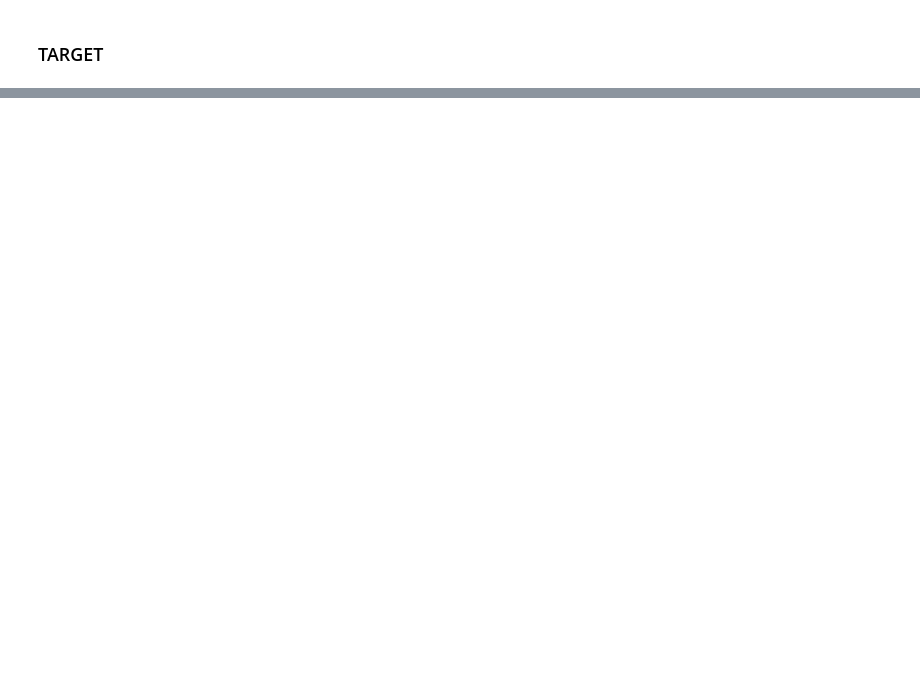
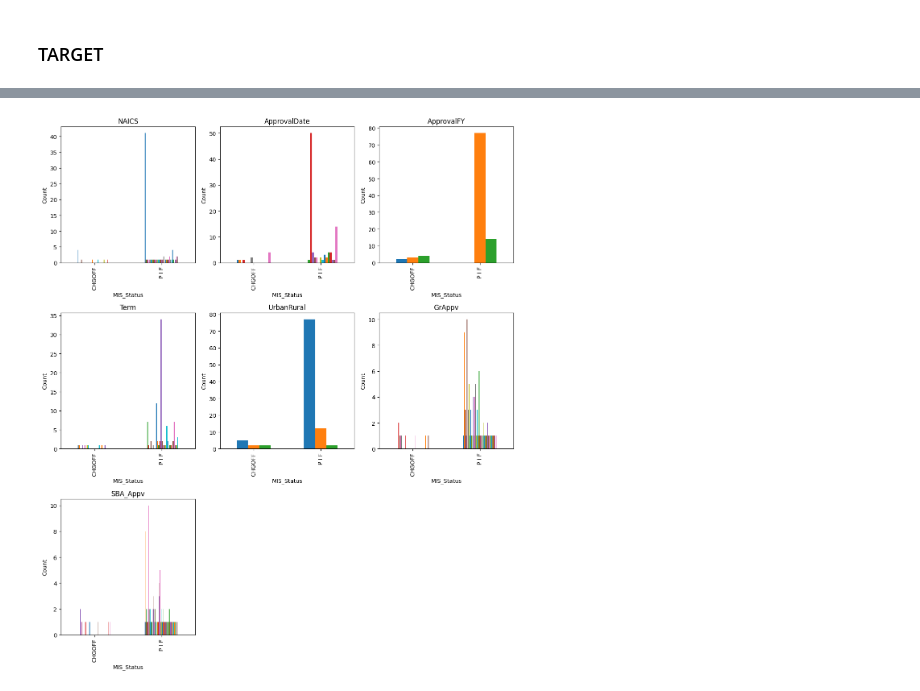
Before and after one commit to ChristianPRO1982/Projet_US_SBA, a Jupyter notebook: 02-EDA2.ipynb, the cells around one changed output, grey strips where cells are left out. Drawn from its saved outputs; the diff is of its cells as text; code cells hidden in the pictures; blank space fills up the shorter version.

```diff
--- a/02-EDA2.ipynb
+++ b/02-EDA2.ipynb
@@ -137,0 +132,73 @@ MIS_Status	NAICS	-0.107035
+# %%
+data1 = df.groupby(['MIS_Status', 'NAICS']).size().unstack()
+data2 = df.groupby(['MIS_Status', 'ApprovalDate']).size().unstack()
+data3 = df.groupby(['MIS_Status', 'ApprovalFY']).size().unstack()
+data4 = df.groupby(['MIS_Status', 'Term']).size().unstack()
+data5 = df.groupby(['MIS_Status', 'UrbanRural']).size().unstack()
+data6 = df.groupby(['MIS_Status', 'GrAppv']).size().unstack()
+data7 = df.groupby(['MIS_Status', 'SBA_Appv']).size().unstack()
+
+
+# Créer une grille de sous-graphiques avec 2 lignes et 2 colonnes
+fig, axes = plt.subplots(3, 3, figsize=(12, 14))
+
+# Plot 1
+data1.plot(kind='bar', stacked=False, legend=False, ax=axes[0, 0])
+axes[0, 0].set_xlabel('MIS_Status')
+axes[0, 0].set_ylabel('Count')
+axes[0, 0].set_title('NAICS')
+
+# Plot 2
+data2.plot(kind='bar', stacked=False, legend=False, ax=axes[0, 1])
+axes[0, 1].set_xlabel('MIS_Status')
+axes[0, 1].set_ylabel('Count')
+axes[0, 1].set_title('ApprovalDate')
+
+# Plot 3
+data3.plot(kind='bar', stacked=False, legend=False, ax=axes[0, 2])
+axes[0, 2].set_xlabel('MIS_Status')
+axes[0, 2].set_ylabel('Count')
+axes[0, 2].set_title('ApprovalFY')
+
+# Plot 4
+data4.plot(kind='bar', stacked=False, legend=False, ax=axes[1, 0])
+axes[1, 0].set_xlabel('MIS_Status')
+axes[1, 0].set_ylabel('Count')
+axes[1, 0].set_title('Term')
+
+# Plot 5
+data5.plot(kind='bar', stacked=False, legend=False, ax=axes[1, 1])
+axes[1, 1].set_xlabel('MIS_Status')
+axes[1, 1].set_ylabel('Count')
+axes[1, 1].set_title('UrbanRural')
+
+# Plot 6
+data6.plot(kind='bar', stacked=False, legend=False, ax=axes[1, 2])
+axes[1, 2].set_xlabel('MIS_Status')
+axes[1, 2].set_ylabel('Count')
+axes[1, 2].set_title('GrAppv')
+
+# Plot 7
+data7.plot(kind='bar', stacked=False, legend=False, ax=axes[2, 0])
+axes[2, 0].set_xlabel('MIS_Status')
+axes[2, 0].set_ylabel('Count')
+axes[2, 0].set_title('SBA_Appv')
+
+axes[2, 1].spines['top'].set_visible(False)
+axes[2, 1].spines['right'].set_visible(False)
+axes[2, 1].spines['bottom'].set_visible(False)
+axes[2, 1].spines['left'].set_visible(False)
+axes[2, 1].set_xticks([])
+axes[2, 1].set_yticks([])
+axes[2, 2].spines['top'].set_visible(False)
+axes[2, 2].spines['right'].set_visible(False)
+axes[2, 2].spines['bottom'].set_visible(False)
+axes[2, 2].spines['left'].set_visible(False)
+axes[2, 2].set_xticks([])
+axes[2, 2].set_yticks([])
+
+# Afficher les graphiques
+plt.tight_layout()
+plt.show()
+# %% [output]
+[figure, added]
```
Also changed, not shown: parts of 9 cells of this notebook, 2 other files.
